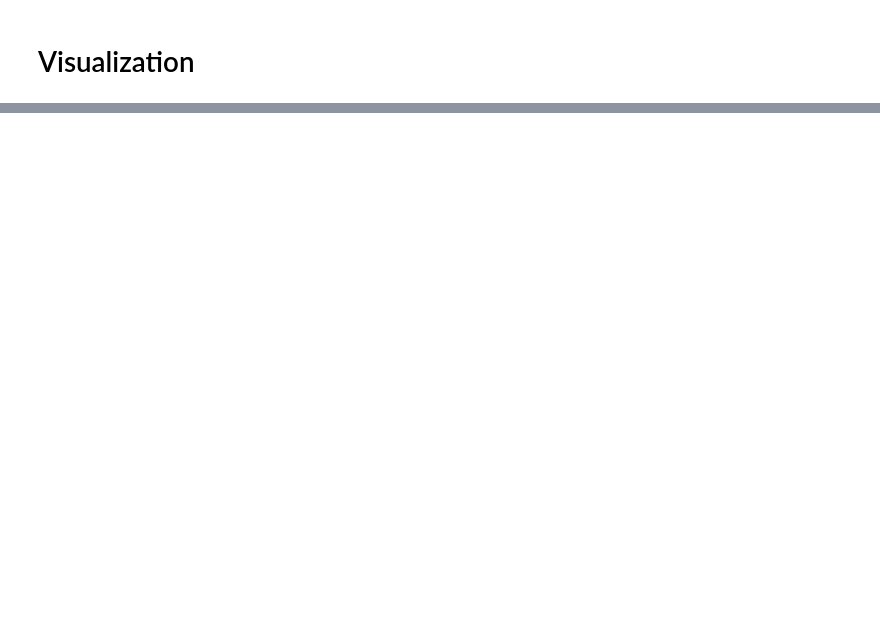
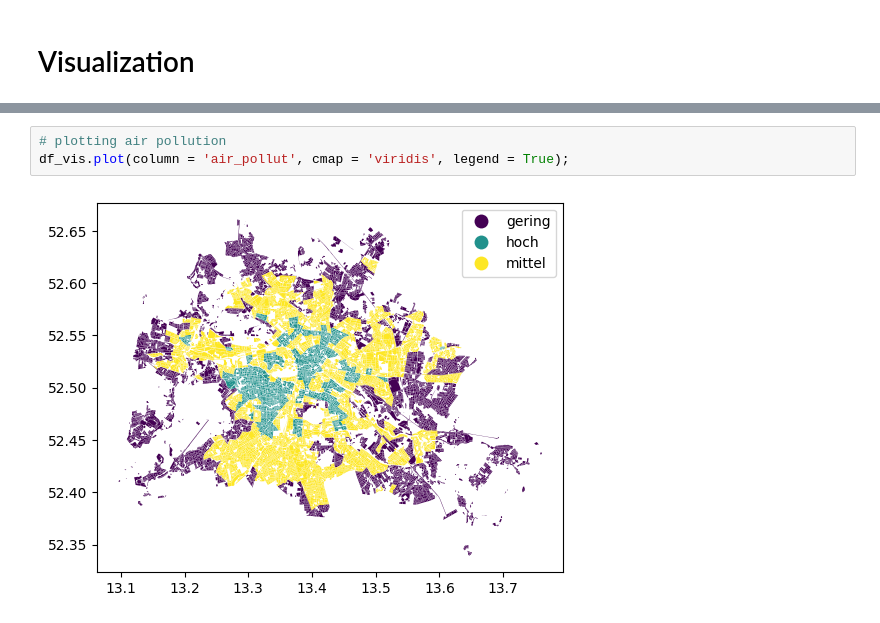
Before and after one commit to margaux-go/green_cities_now_berlin, a Jupyter notebook: notebooks/model.ipynb, the cells around one changed output, grey strips where cells are left out. Saved outputs shown, nothing was run; the diff lists cells and outputs as text; blank space fills up the shorter version.

```diff
--- a/notebooks/model.ipynb
+++ b/notebooks/model.ipynb
@@ -107,0 +137,5 @@ pickle.dump(model, open(model_file, 'wb'))
+# %%
+# plotting air pollution
+df_vis.plot(column = 'air_pollut', cmap = 'viridis', legend = True);
+# %% [output]
+[figure, added]
```
Also changed, not shown: parts of 11 cells of this notebook, 1 other file.
